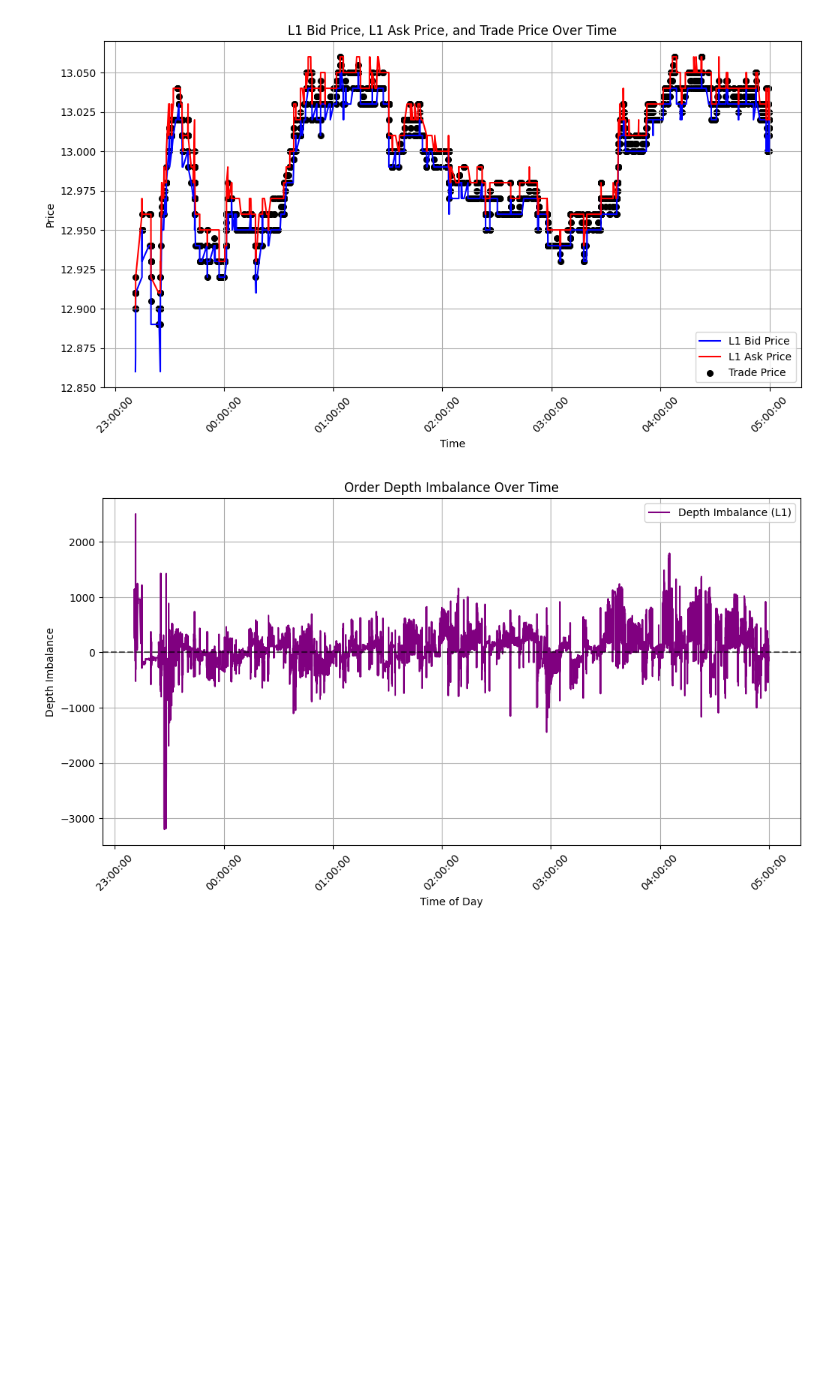
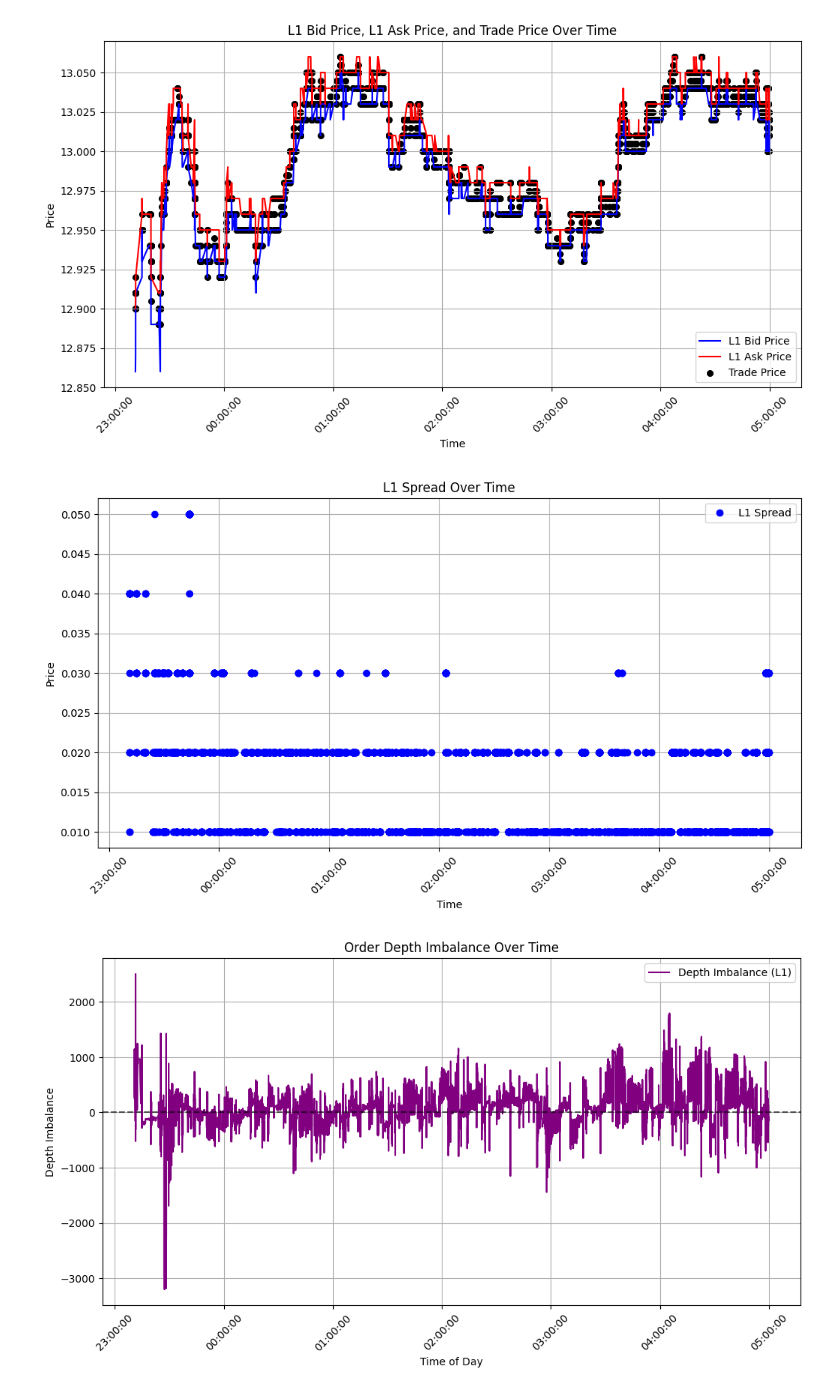
Before and after one commit to phadke555/Activity-1, a Jupyter notebook: orders_analysis.ipynb, the cells around one changed output. Drawn from its saved outputs; the diff is of its cells as text; code cells hidden in the pictures; blank space fills up the shorter version.

```diff
--- a/orders_analysis.ipynb
+++ b/orders_analysis.ipynb
@@ -189,6 +189,26 @@ plt.legend()
 plt.grid(True)
 # %% [output]
 [figure]
+# %%
+import matplotlib.dates as mdates
+plt.figure(figsize=(12,6))
+
+# Plot L1 Bid and Ask Prices (Order Book)
+plt.plot(merged_to["Date-Time_x"], merged_to["L1-Spread"], label="L1 Spread", color="blue", marker="o", linestyle='None')
+
+
+# Format the x-axis
+plt.gca().xaxis.set_major_formatter(mdates.DateFormatter('%H:%M:%S'))  # Show HH:MM:SS
+plt.xticks(rotation=45)
+
+# Add Labels and Title
+plt.xlabel("Time")
+plt.ylabel("Price")
+plt.title("L1 Spread Over Time")
+plt.legend()
+plt.grid(True)
+# %% [output]
+[figure, added]
 # %%
 # Select which depth imbalance level to plot (e.g., L1, L5, or aggregate)
 depth_col = "L1-DepthImbalance"  # Change this to analyze different levels
```
Also changed, not shown: 4 other files.
